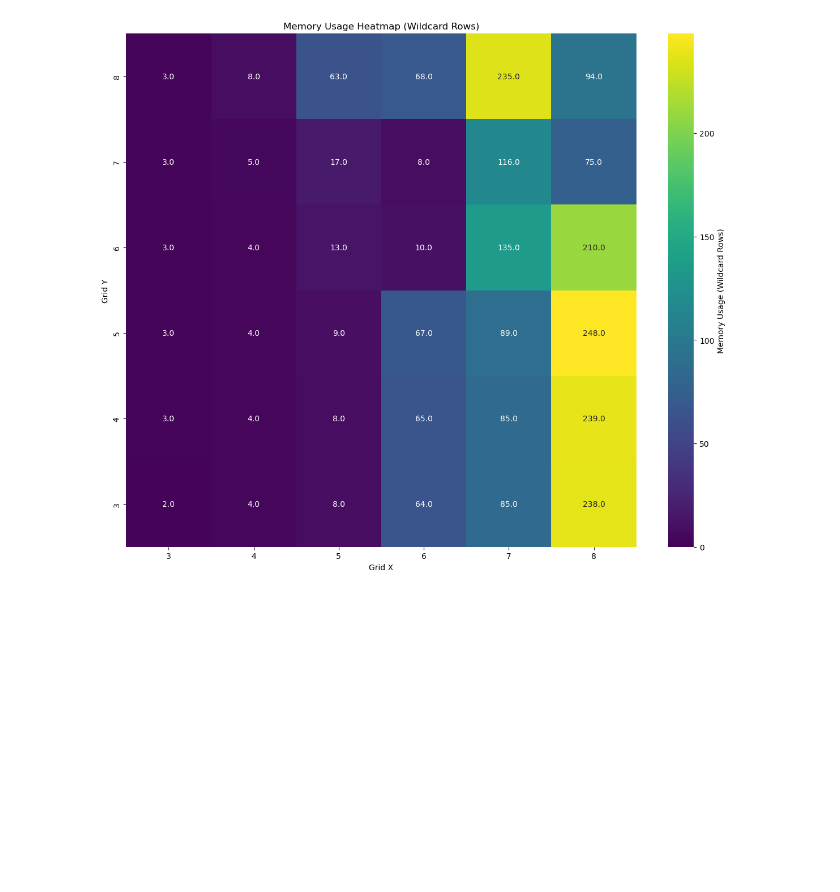
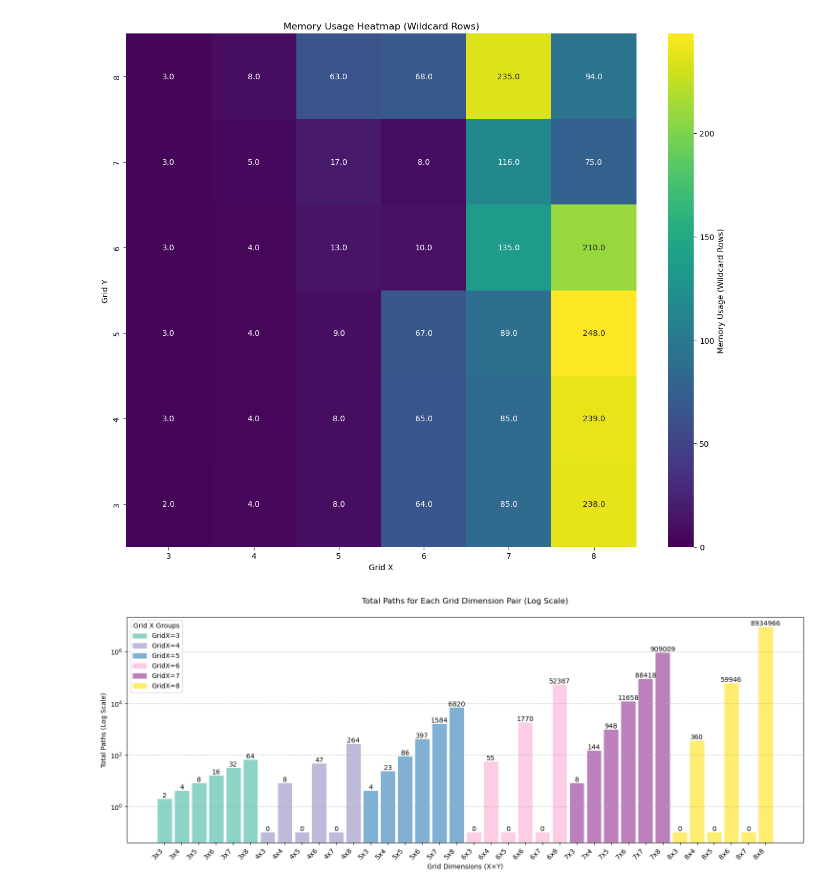
Before and after one commit to Hankaji/cosc2658_dsa, a Jupyter notebook: app/src/main/java/cosc2658/benchmark/benchmark.ipynb, the cells around one changed output. Saved outputs shown, nothing was run; the diff lists cells and outputs as text; code cells hidden in the pictures; blank space fills up the shorter version.

Commit message:
Update visualizations

```diff
--- a/app/src/main/java/cosc2658/benchmark/benchmark.ipynb
+++ b/app/src/main/java/cosc2658/benchmark/benchmark.ipynb
@@ -133,3 +133,71 @@ plt.tight_layout()
 plt.show()
 # %% [output]
 [figure]
+# %%
+# Reset the index to turn GridY into a column and convert all columns into rows
+paths_df = totalPaths_pivot_table.reset_index()
+
+# Melt the dataframe to convert GridX columns into rows
+paths_df = pd.melt(paths_df,
+                   id_vars=['GridY'],
+                   var_name='GridX',
+                   value_name='TotalPaths')
+
+# Create a grid pair label
+paths_df['GridPair'] = paths_df.apply(lambda row: f"{int(row['GridX'])}x{int(row['GridY'])}", axis=1)
+
+# Sort by GridX first, then GridY for consistent ordering
+paths_df = paths_df.sort_values(['GridX', 'GridY'])
+
+# Replace 0 values in 'TotalPaths' with a small positive value (e.g., 1)
+paths_df['TotalPaths'] = paths_df['TotalPaths'].replace(0, 0.1)
+# %%
+# Create color map for different GridX values
+unique_gridx = paths_df['GridX'].unique()
+colors = plt.cm.Set3(np.linspace(0, 1, len(unique_gridx)))
+
+# Create the figure
+plt.figure(figsize=(15, 6))
+
+# Create bars with different colors for each GridX
+bars = plt.bar(paths_df['GridPair'], paths_df['TotalPaths'])
+
+# Color the bars based on GridX value
+for gridx, color in zip(unique_gridx, colors):
+    mask = paths_df['GridX'] == gridx
+    for bar in np.array(bars)[mask]:
+        bar.set_color(color)
+
+# Set yscale to log
+plt.yscale('log')
+
+# Customize the plot
+plt.title('Total Paths for Each Grid Dimension Pair (Log Scale)', fontsize=12, pad=20)
+plt.xlabel('Grid Dimensions (X×Y)', fontsize=10)
+plt.ylabel('Total Paths (Log Scale)', fontsize=10)
+
+# Rotate x-axis labels for better readability
+plt.xticks(rotation=45, ha='right')
+
+# Add grid for better readability
+plt.grid(True, linestyle='--', alpha=0.7, which='both', axis='y')
+
+# Add value labels on each bar
+for bar in bars:
+    height = bar.get_height()
+    plt.text(bar.get_x() + bar.get_width()/2., height,
+             f'{int(height)}',
+             ha='center', va='bottom')
+
+# Add legend
+legend_elements = [plt.Rectangle((0,0),1,1, color=color, label=f'GridX={int(gridx)}')
+                  for gridx, color in zip(unique_gridx, colors)]
+plt.legend(handles=legend_elements, title='Grid X Groups')
+
+# Adjust layout to prevent label cutoff
+plt.tight_layout()
+
+# Show the plot
+plt.show()
+# %% [output]
+[figure, added]
```
Also changed, not shown: parts of 1 cell of this notebook.
